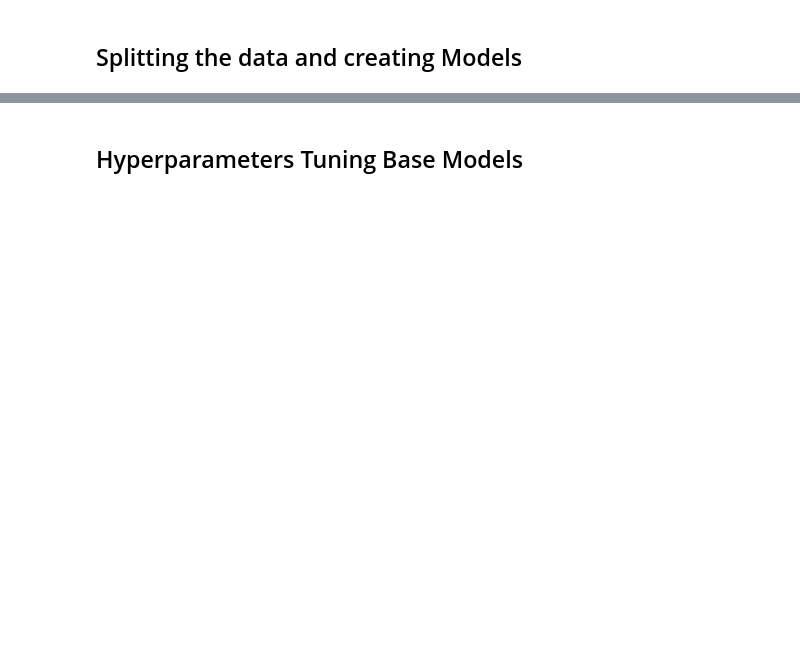
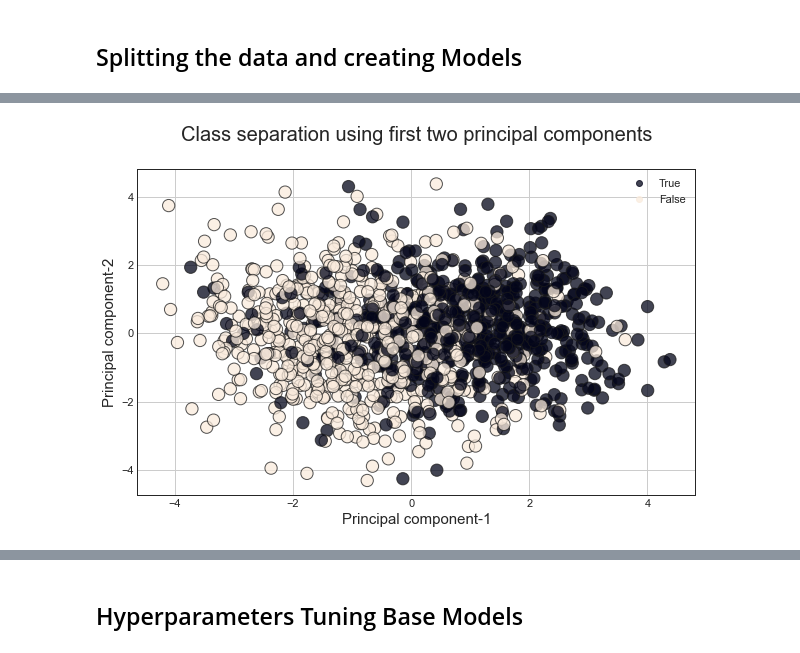
Before and after one commit to SinaLotfiomran/Project_ML_2, a Jupyter notebook: ML_2_Notebook.ipynb, the cells around one changed output, grey strips where cells are left out. Cells and saved outputs as stored; diff of their text form; code cells hidden in the pictures; blank space fills up the shorter version.

```diff
--- a/ML_2_Notebook.ipynb
+++ b/ML_2_Notebook.ipynb
@@ -442,0 +383,2 @@ y_test=y_test.values.astype(bool).ravel()
+# %%
+variables = [0,1,2,3,4]
@@ -442,0 +393,2 @@ y_test=y_test.values.astype(bool).ravel()
+# %%
+X_train_scaled_trans = X_train_scaled_trans[variables]
@@ -442,0 +425,12 @@ y_test=y_test.values.astype(bool).ravel()
+# %%
+plt.figure(figsize=(10,6))
+scatter = plt.scatter(X_train_scaled_trans[0],X_train_scaled_trans[1],c=y_train,edgecolors='k',alpha=0.75,s=150)
+classes = ['True', 'False']
+plt.legend(handles= scatter.legend_elements()[0], labels=classes)
+plt.grid(True)
+plt.title("Class separation using first two principal components\n",fontsize=20)
+plt.xlabel("Principal component-1",fontsize=15)
+plt.ylabel("Principal component-2",fontsize=15)
+plt.show()
+# %% [output]
+[figure, added]
```
Also changed, not shown: parts of 66 cells of this notebook.
